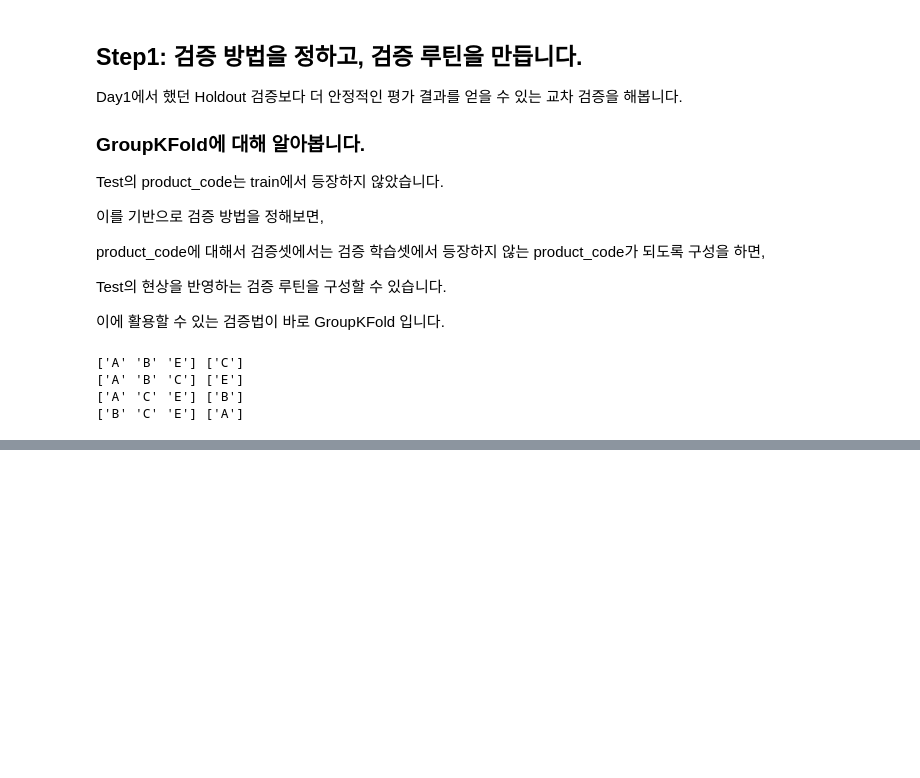
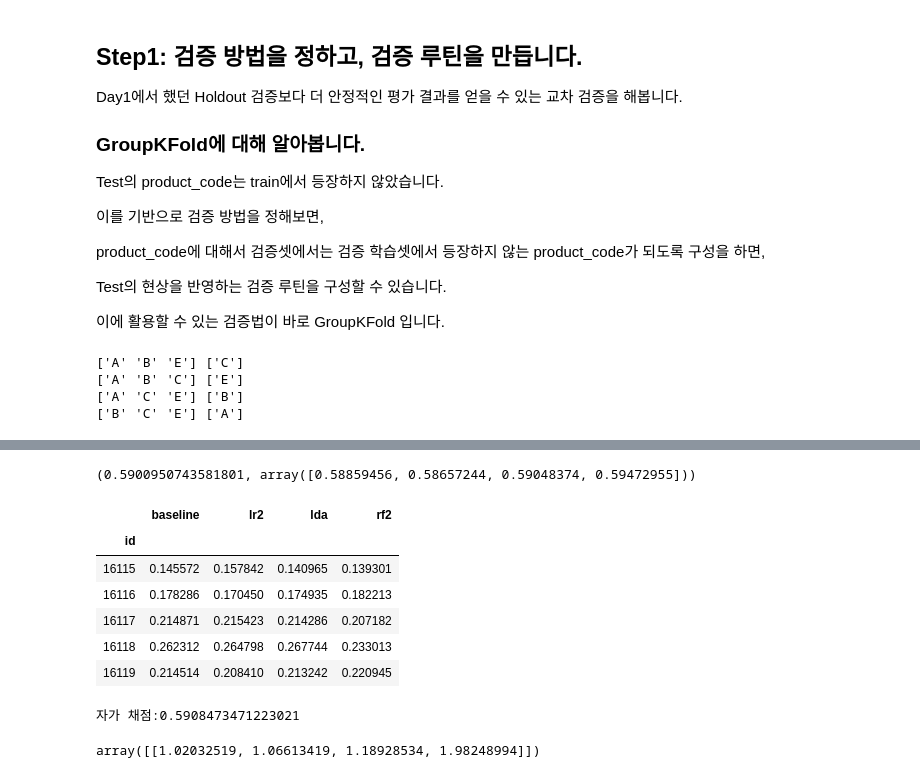
Before and after one commit to dowonjj/DS_lv3_2504_2, a Jupyter notebook: sec_ds_lv3_prob1_kaggle.ipynb, the cells around one changed output, grey strips where cells are left out. Cells and saved outputs as stored; diff of their text form; code cells hidden in the pictures; blank space fills up the shorter version.

```diff
--- a/sec_ds_lv3_prob1_kaggle.ipynb
+++ b/sec_ds_lv3_prob1_kaggle.ipynb
@@ -505,0 +410,13 @@ from sklearn.linear_model import LogisticRegression
+# %%
+# LDA 모델을 사용하여 예측해봅니다.
+
+from sklearn.discriminant_analysis import LinearDiscriminantAnalysis
+
+clf_lda = make_pipeline(
+    ColumnTransformer([
+        ('std', StandardScaler(), ['loading', 'measurement_1', 'measurement_4', 'measurement_14', 'measurement_17']),
+        ('pt', 'passthrough', ['na_1'])
+    ]),
+    LinearDiscriminantAnalysis() # LR -> LDA
+)
+eval_model('lda', clf_lda)
@@ -505,0 +535,15 @@ from sklearn.linear_model import LogisticRegression
+# %%
+# Voting  을 직접해 봅니다.
+
+model_list = [
+    ('baseline', clf_lr), # LR + SFS
+    ('lr2', clf_lr2), # LR.2: LR + feature PCA
+    ('lda', clf_lda), # LDA
+    ('rf2', clf_rf2), # RF + LDA
+]
+df_vt = pd.concat([
+    pd.Series(
+        clf.fit(df_train[X_all], df_train['failure']).predict_proba(df_test[X_all])[:, 1], name = name
+    ) for name, clf in model_list
+], axis = 1)
+df_vt.head()
@@ -505,0 +605,42 @@ from sklearn.linear_model import LogisticRegression
+# %%
+# 메타 모델을 검증을 해봅니다.
+from sklearn.linear_model import LogisticRegression
+from sklearn.model_selection import cross_val_score
+
+# 메타 모델은 Logistic Regression을 사용해 봅니다.
+scores = cross_val_score(
+    LogisticRegression(solver ='lbfgs'), df_cv, df_train['failure'], groups = df_train['product_code'],
+    scoring = 'roc_auc', cv = gkf
+)
+np.mean(scores), scores
+# %% [output]
+(0.5900950743581801, array([0.58859456, 0.58657244, 0.59048374, 0.59472955]))
+# %%
+# 2단계 메타 모델을 학습 시키고, 예측해 봅니다.
+# 메타 모델 평가 데이터를 만듭니다. 1. 전체데이터로 기반 모델 학습 2. 평가 데이터에 대한 기반 모델 예측 결과 만들기
+df_stk_test = pd.concat([
+    pd.Series(
+        clf.fit(df_train[X_all], df_train['failure']).predict_proba(df_test[X_all])[:, 1], index = df_test.index, name = name
+    )
+    for name, clf in model_list
+], axis = 1)
+df_stk_test.head()
+# %% [output]
+|  | baseline | lr2 | lda | rf2 |
+| id |  |  |  |  |
+| 16115 | 0.145572 | 0.157842 | 0.140965 | 0.139301 |
+| 16116 | 0.178286 | 0.170450 | 0.174935 | 0.182213 |
+| 16117 | 0.214871 | 0.215423 | 0.214286 | 0.207182 |
+| 16118 | 0.262312 | 0.264798 | 0.267744 | 0.233013 |
+| 16119 | 0.214514 | 0.208410 | 0.213242 | 0.220945 |
+# %%
+# 메타 모델을 학습 시키고, 테스트 메타 모델 데이터로 예측을 합니다.
+clf_lr = LogisticRegression(solver = 'lbfgs')
+prd = clf_lr.fit(df_cv, df_train['failure']).predict_proba(df_stk_test)[:, 1]
+print('자가 채점:{}'.format(roc_auc_score(s_ans, prd)))
+# %% [output]
+자가 채점:0.5908473471223021
+# %%
+clf_lr.coef_
+# %% [output]
+array([[1.02032519, 1.06613419, 1.18928534, 1.98248994]])
```
Also changed, not shown: parts of 44 cells of this notebook.
